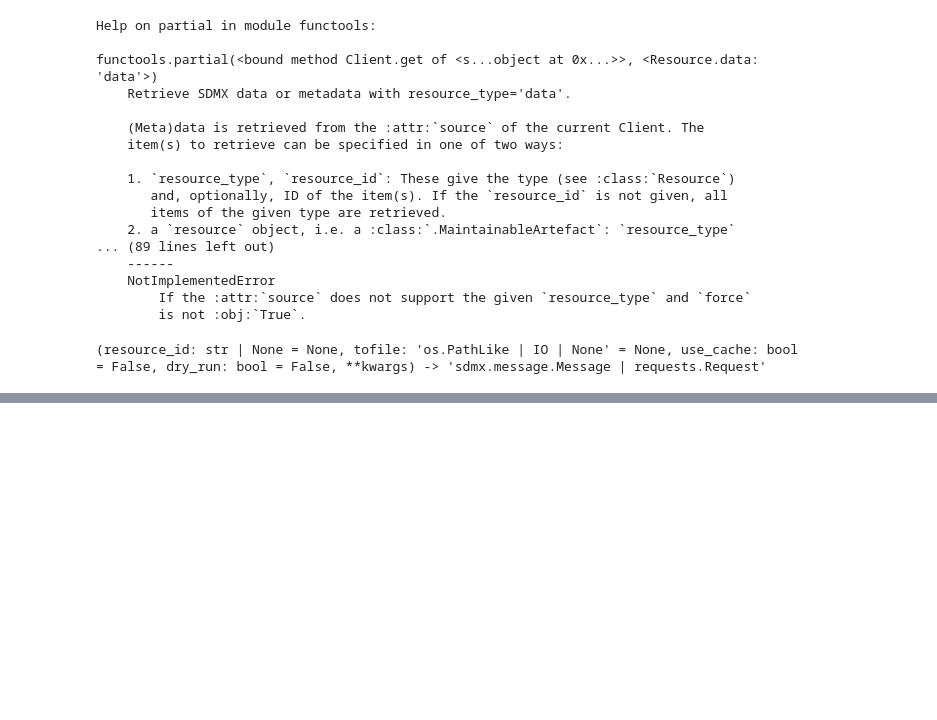
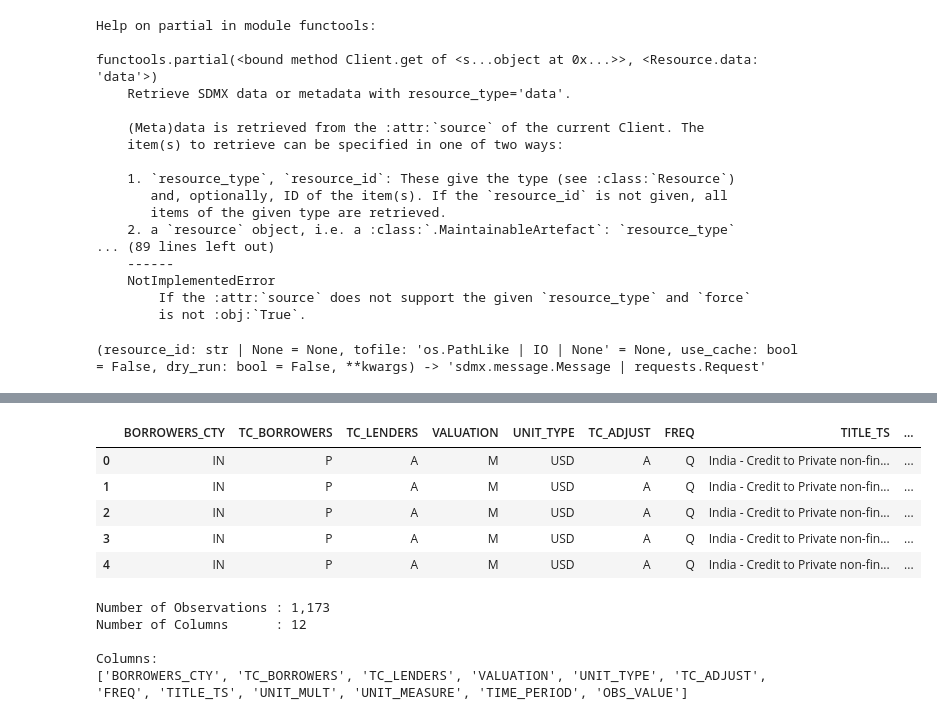
Before and after one commit to suprakashmukherjee/SDMX-Discovery, a Jupyter notebook: notebooks/D4_SDMX_Querying_Data.ipynb, the cells around one changed output, grey strips where cells are left out. Cells and saved outputs as stored; diff of their text form; code cells hidden in the pictures; blank space fills up the shorter version.

```diff
--- a/notebooks/D4_SDMX_Querying_Data.ipynb
+++ b/notebooks/D4_SDMX_Querying_Data.ipynb
@@ -633,0 +948,18 @@ print(inspect.signature(client.data))
+# %%
+# ----------------------------------------------------
+# Inspect the SeriesKey
+# ----------------------------------------------------
+
+series_key = next(iter(dataset.series.keys()))
+
+print(type(series_key))
+print()
+
+print(series_key.values)
+print()
+
+print(type(series_key.values))
+
+print()
+
+print(series_key.values.items())
@@ -633,0 +997,52 @@ print(inspect.signature(client.data))
+# %%
+# ----------------------------------------------------
+# Convert Dataset to a DataFrame
+# ----------------------------------------------------
+
+rows = []
+
+for series_key, observations in dataset.series.items():
+
+    # Extract the series metadata
+    series_metadata = {
+        key: value.value
+        for key, value in series_key.values.items()
+    }
+
+    # Add one row per observation
+    for obs in observations:
+
+        row = series_metadata.copy()
+
+        row["TIME_PERIOD"] = obs.dimension["TIME_PERIOD"].value
+        row["OBS_VALUE"] = obs.value
+
+        rows.append(row)
+
+df = pd.DataFrame(rows)
+
+df.head()
+# %% [output]
+|  | BORROWERS_CTY | TC_BORROWERS | TC_LENDERS | VALUATION | UNIT_TYPE | TC_ADJUST | FREQ | TITLE_TS | ... |
+| 0 | IN | P | A | M | USD | A | Q | India - Credit to Private non-fin... | ... |
+| 1 | IN | P | A | M | USD | A | Q | India - Credit to Private non-fin... | ... |
+| 2 | IN | P | A | M | USD | A | Q | India - Credit to Private non-fin... | ... |
+| 3 | IN | P | A | M | USD | A | Q | India - Credit to Private non-fin... | ... |
+| 4 | IN | P | A | M | USD | A | Q | India - Credit to Private non-fin... | ... |
+# %%
+# ----------------------------------------------------
+# Dataset Summary
+# ----------------------------------------------------
+
+print(f"Number of Observations : {len(df):,}")
+print(f"Number of Columns      : {len(df.columns)}")
+print()
+
+print("Columns:")
+print(df.columns.tolist())
+# %% [output]
+Number of Observations : 1,173
+Number of Columns      : 12
+
+Columns:
+['BORROWERS_CTY', 'TC_BORROWERS', 'TC_LENDERS', 'VALUATION', 'UNIT_TYPE', 'TC_ADJUST', 'FREQ', 'TITLE_TS', 'UNIT_MULT', 'UNIT_MEASURE', 'TIME_PERIOD', 'OBS_VALUE']
```
Also changed, not shown: parts of 25 cells of this notebook.
